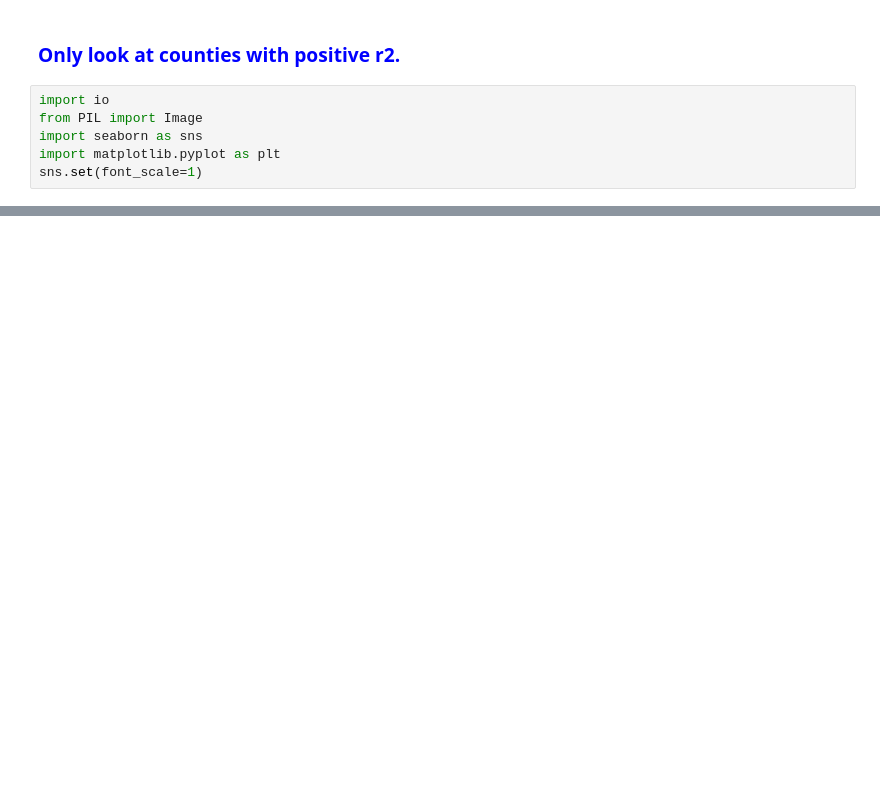
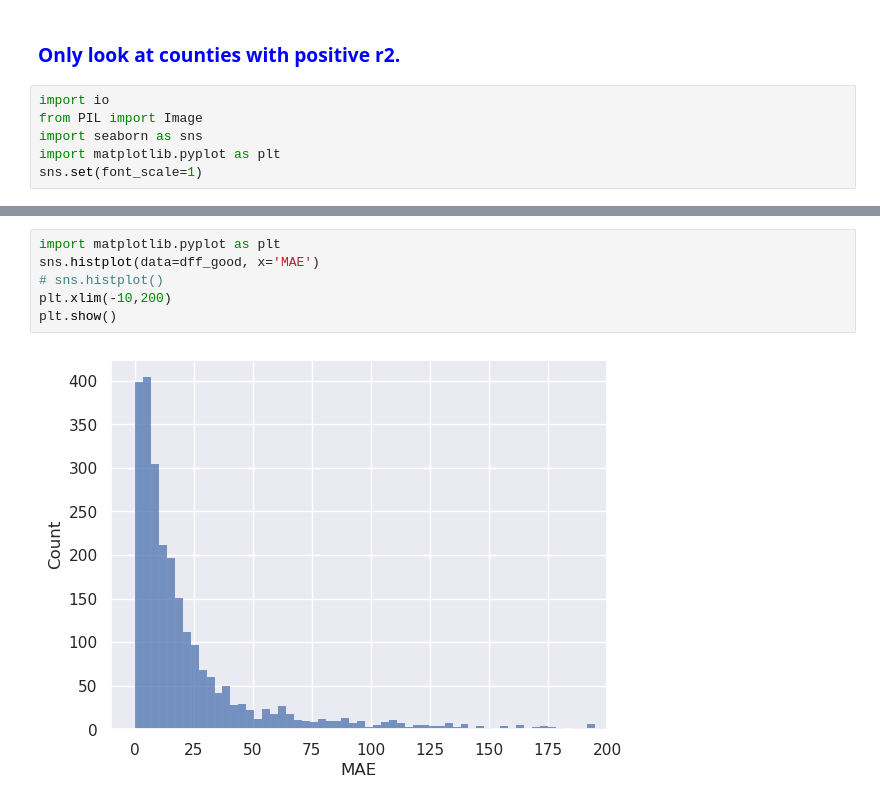
Before and after one commit to katfish666/EpSampling, a Jupyter notebook: notebooks/20240924_naive_metrics.ipynb, the cells around one changed output, grey strips where cells are left out. Drawn from its saved outputs; the diff is of its cells as text; blank space fills up the shorter version.

```diff
--- a/notebooks/20240924_naive_metrics.ipynb
+++ b/notebooks/20240924_naive_metrics.ipynb
@@ -176,0 +240,8 @@ Name: r2, Length: 2846, dtype: float64>
+# %%
+import matplotlib.pyplot as plt
+sns.histplot(data=dff_good, x='MAE')
+# sns.histplot()
+plt.xlim(-10,200)
+plt.show()
+# %% [output]
+[figure, added]
```
Also changed, not shown: parts of 22 cells of this notebook, 3 other files.
